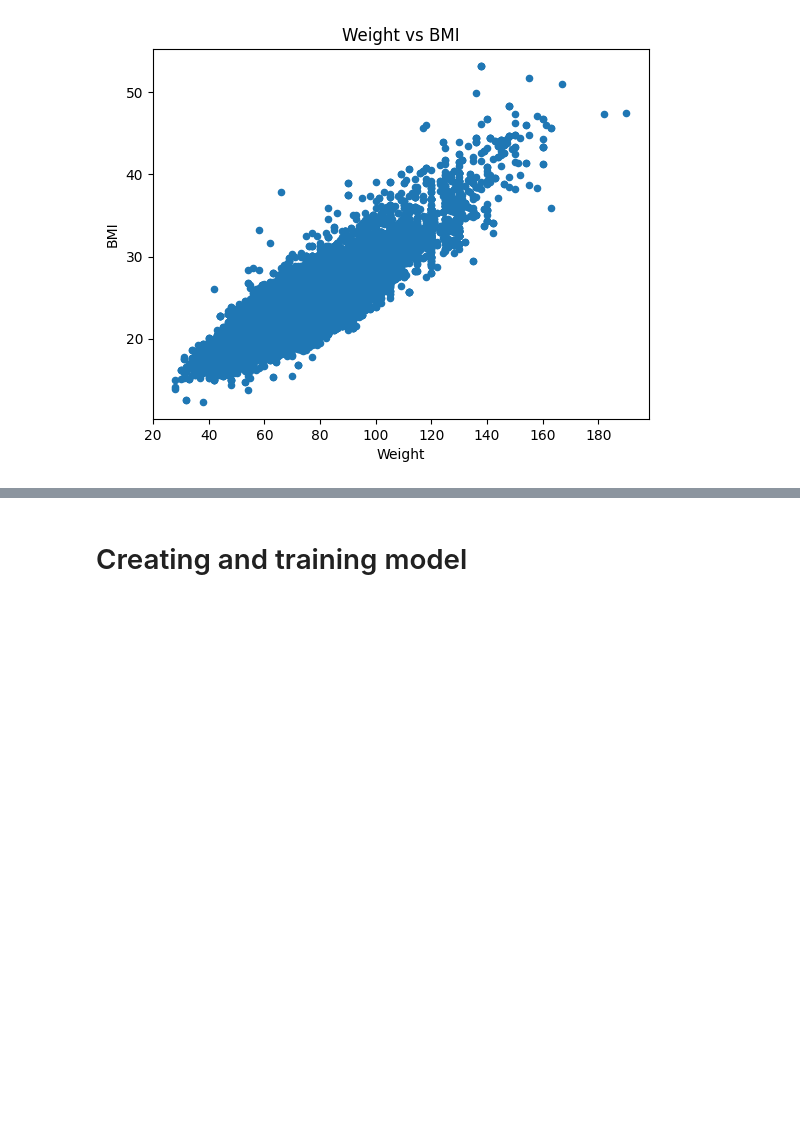
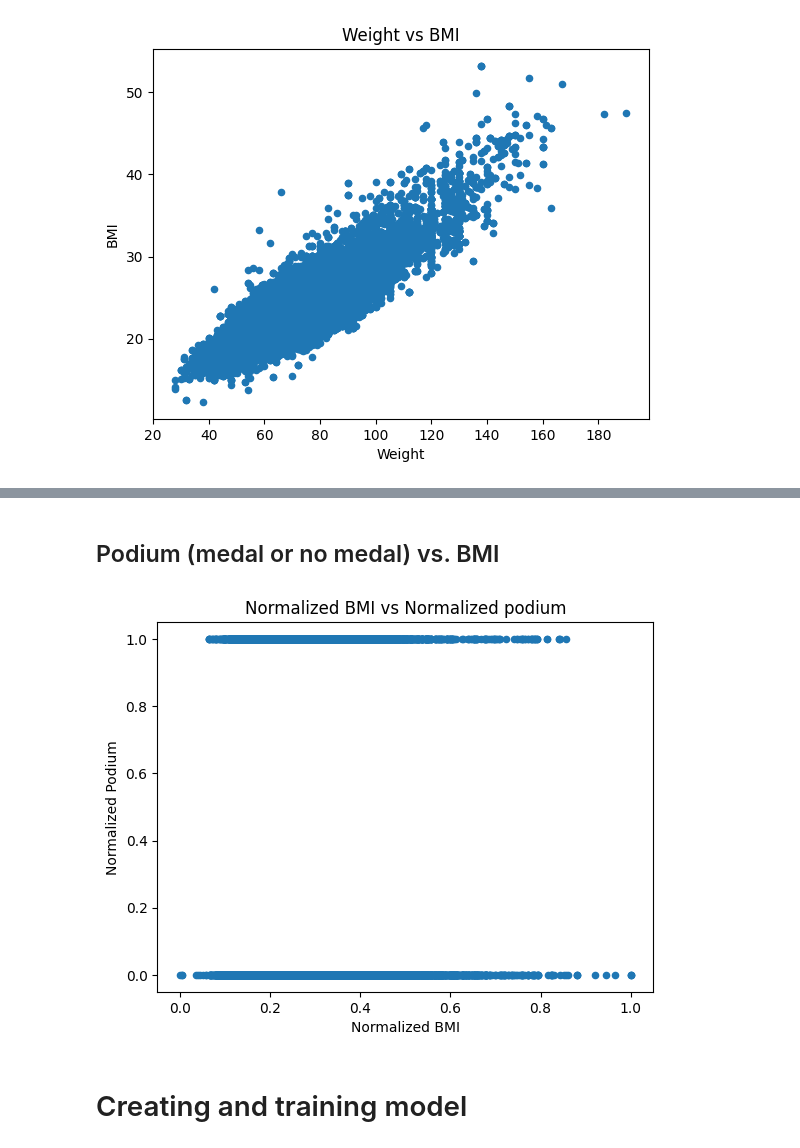
Before and after one commit to maximlesy/big-data-olympic-games, a Jupyter notebook: data-exploration/preparation.ipynb, the cells around one changed output, grey strips where cells are left out. Saved outputs shown, nothing was run; the diff lists cells and outputs as text; code cells hidden in the pictures; blank space fills up the shorter version.

```diff
--- a/data-exploration/preparation.ipynb
+++ b/data-exploration/preparation.ipynb
@@ -348,3 +365,20 @@ plt.show()
+# %% [markdown]
+## Podium (medal or no medal) vs. BMI
+# %%
+from sklearn.preprocessing import MinMaxScaler
+
+dataset_copy = dataset.copy()
+
+scaler = MinMaxScaler()
+dataset_copy[['bmi', 'podium']] = scaler.fit_transform(dataset_copy[['bmi', 'podium']])
+
+dataset_copy.plot(x='bmi', y='podium', kind='scatter')
+plt.xlabel('Normalized BMI')
+plt.ylabel('Normalized Podium')
+plt.title('Normalized BMI vs Normalized podium')
+plt.show()
+# %% [output]
+[figure, added]
 # %% [markdown]
 # Creating and training model
 # %% [markdown]
```
Also changed, not shown: parts of 2 cells of this notebook.
